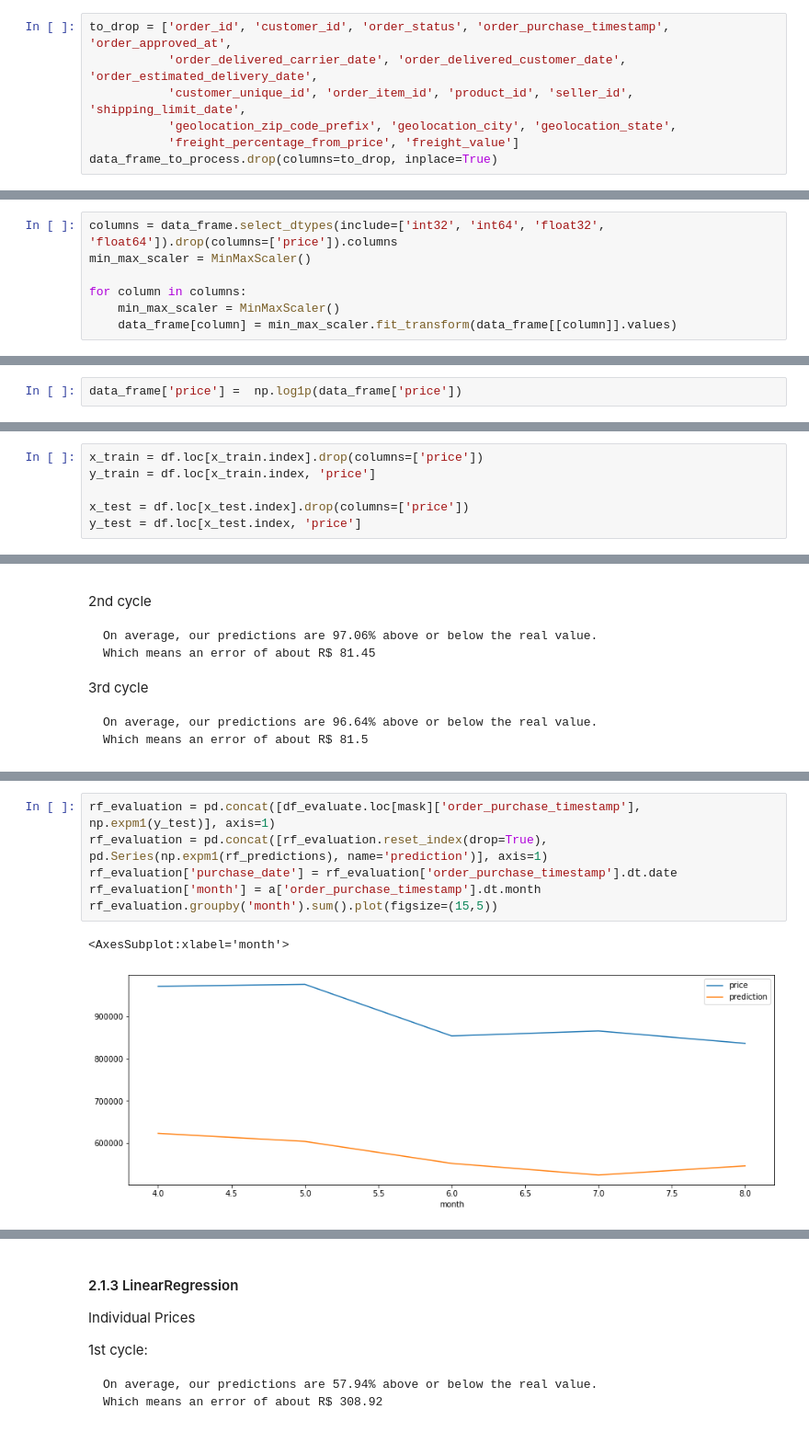
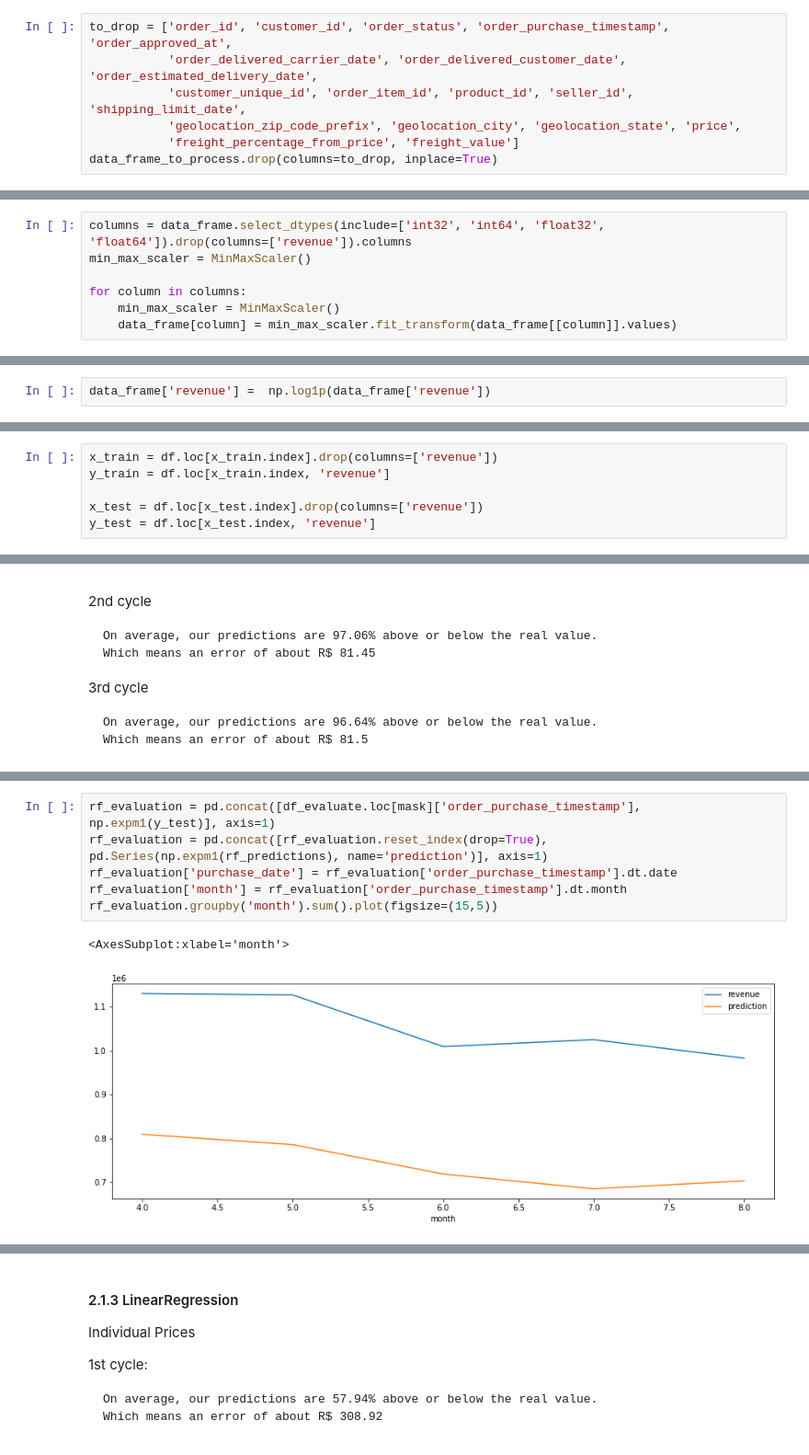
Before and after one commit to pauloreis-ds/olist, a Jupyter notebook: sales_prediction/notebooks/1.0-pr-sales-prediction-machine-learning.ipynb, the cells around one changed output, grey strips where cells are left out. Shown at 92% size. Drawn from its saved outputs; the diff is of its cells as text.

```diff
--- a/sales_prediction/notebooks/1.0-pr-sales-prediction-machine-learning.ipynb
+++ b/sales_prediction/notebooks/1.0-pr-sales-prediction-machine-learning.ipynb
@@ -82,7 +102,7 @@ x_test = data_frame_to_process.loc[mask].drop(columns=['price'])
 to_drop = ['order_id', 'customer_id', 'order_status', 'order_purchase_timestamp', 'order_approved_at',
            'order_delivered_carrier_date', 'order_delivered_customer_date', 'order_estimated_delivery_date',
            'customer_unique_id', 'order_item_id', 'product_id', 'seller_id', 'shipping_limit_date',
-           'geolocation_zip_code_prefix', 'geolocation_city', 'geolocation_state',
+           'geolocation_zip_code_prefix', 'geolocation_city', 'geolocation_state', 'price',
            'freight_percentage_from_price', 'freight_value']
 data_frame_to_process.drop(columns=to_drop, inplace=True)
 # %% [markdown]
@@ -94,7 +114,7 @@ data_frame = data_frame_to_process.copy()
 
 **1.1.1. Min-Max Scaler**
 # %%
-columns = data_frame.select_dtypes(include=['int32', 'int64', 'float32', 'float64']).drop(columns=['price']).columns
+columns = data_frame.select_dtypes(include=['int32', 'int64', 'float32', 'float64']).drop(columns=['revenue']).columns
 min_max_scaler = MinMaxScaler()
 
 for column in columns:
@@ -120,7 +140,7 @@ for column in columns:
 # %% [markdown]
 ### 1.3 Response Variable Transformation
 # %%
-data_frame['price'] =  np.log1p(data_frame['price'])
+data_frame['revenue'] =  np.log1p(data_frame['revenue'])
 # %% [markdown]
 ### 1.4 Nature Transformation (dates)
 # %%
@@ -149,11 +169,11 @@ df = data_frame.copy()
 # %% [markdown]
 ### 2.1 raining Test Split
 # %%
-x_train = df.loc[x_train.index].drop(columns=['price'])
-y_train = df.loc[x_train.index, 'price']
+x_train = df.loc[x_train.index].drop(columns=['revenue'])
+y_train = df.loc[x_train.index, 'revenue']
 
-x_test = df.loc[x_test.index].drop(columns=['price'])
-y_test = df.loc[x_test.index, 'price']
+x_test = df.loc[x_test.index].drop(columns=['revenue'])
+y_test = df.loc[x_test.index, 'revenue']
 # %% [markdown]
 #### 2.1.2 RandomForestRegressor
 
@@ -186,10 +206,10 @@ Which means an error of about R$ 81.43
 # %%
 rf_evaluation = pd.concat([df_evaluate.loc[mask]['order_purchase_timestamp'],  np.expm1(y_test)], axis=1)
 rf_evaluation = pd.concat([rf_evaluation.reset_index(drop=True), pd.Series(np.expm1(rf_predictions), name='prediction')], axis=1)
 rf_evaluation['purchase_date'] = rf_evaluation['order_purchase_timestamp'].dt.date
-rf_evaluation['month'] = a['order_purchase_timestamp'].dt.month
+rf_evaluation['month'] = rf_evaluation['order_purchase_timestamp'].dt.month
 rf_evaluation.groupby('month').sum().plot(figsize=(15,5))
 # %% [output]
 <AxesSubplot:xlabel='month'>
-[figure, old version]
+[figure, new version]
 # %%
```
Also changed, not shown: parts of 9 cells of this notebook, 6 other files.
